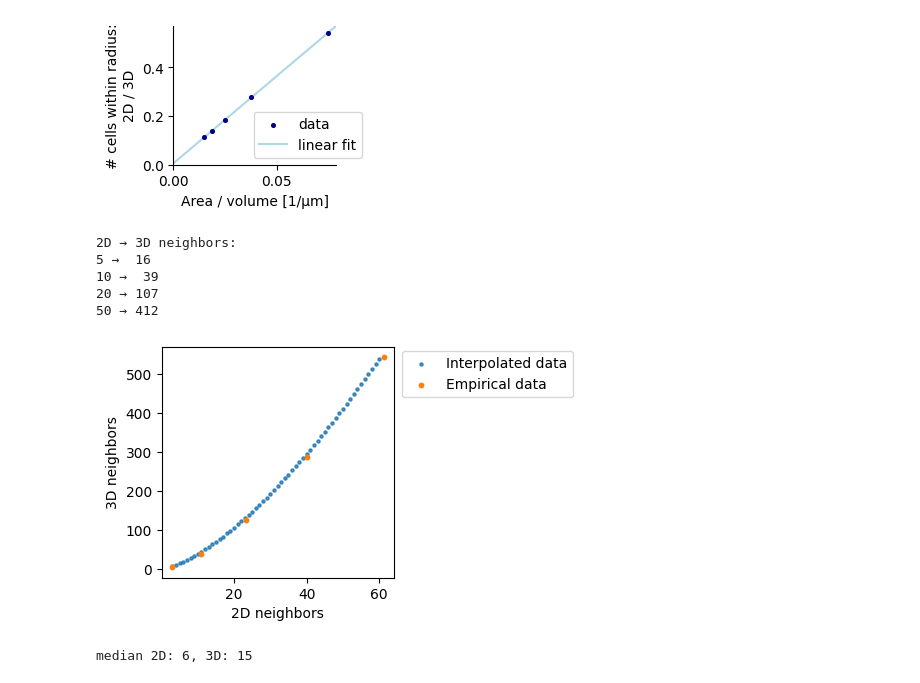
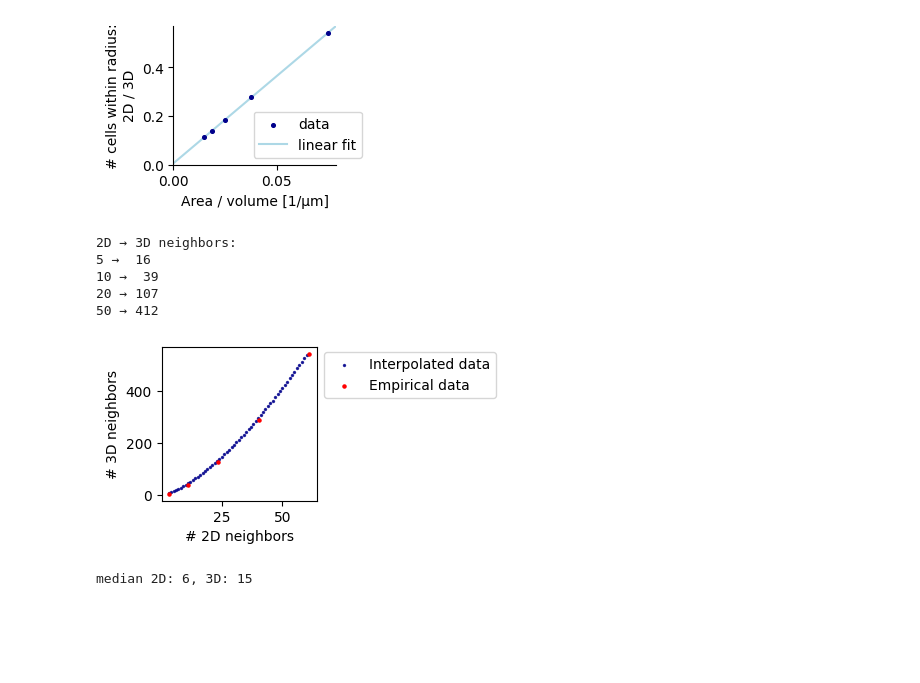
Before and after one commit to SchapiroLabor/nbh_analysis_3D, a Jupyter notebook: scripts/nbh_analysis/nbh_size.ipynb, the cells around one changed output. Drawn from its saved outputs; the diff is of its cells as text; code cells hidden in the pictures; blank space fills up the shorter version.

```diff
--- a/scripts/nbh_analysis/nbh_size.ipynb
+++ b/scripts/nbh_analysis/nbh_size.ipynb
@@ -203,43 +218,33 @@ y = 7.17 x + 0.01
 # %%
-# Create a table to relate knn values between 2D and 3D
-outfile = '../../data/nbh_size_knn.csv'
-
-# Interpolate
-# 2D and 3D values grow exponentially, but at different rates
-knns_2D = np.arange(3,61)
-knns_3D = np.exp(
-    np.interp(np.log( knns_2D ),
-    np.log( knns['mean_2'].astype(float) ),
-    np.log( knns['mean_3'].astype(float) ) ) )
-knns_interp = pd.DataFrame({'knn_2D': knns_2D, 'knn_3D': np.round(knns_3D).astype(int)})
-
-# Save to file
-knns_interp.to_csv(outfile, sep=",", index=False)
-
+## Plot interpolated data
 # Sample values
 sample_knns = [5,10,20,50]
 print('2D → 3D neighbors:')
 for knn in sample_knns:
     print(f"{knn} → {knns_interp.loc[knns_interp['knn_2D'] == knn, 'knn_3D'].values[0]:3d}")
 
 # Plot (sanity check)
-plt.subplots(figsize=(3,3))
+plt.subplots(figsize=(2,2))
 plt.scatter(knns_interp['knn_2D'], knns_interp['knn_3D'],
-            s=5, alpha=.8, label='Interpolated data')
+            s=2, alpha=.8, color='darkblue',
+            label='Interpolated data')
 plt.scatter((knns['mean_2']+1).values.astype(float),
             (knns['mean_3']+1).values.astype(float),
-            s=10, label='Empirical data')
-plt.legend(bbox_to_anchor=(1.8,1.01), loc='upper right')
-plt.xlabel('2D neighbors')
-plt.ylabel('3D neighbors')
+            s=5, color='red',
+            label='Empirical data')
+plt.legend(bbox_to_anchor=(2.2,1.01), loc='upper right')
+plt.xlabel('# 2D neighbors')
+plt.ylabel('# 3D neighbors')
+
+#plt.savefig('../../figures/presentation/nbh_size_knn_2D_3D_interpolated.svg', bbox_inches='tight')
 plt.show()
 # %% [output]
 2D → 3D neighbors:
 5 →  16
 10 →  39
 20 → 107
 50 → 412
-[figure, old version]
+[figure, new version]
 # %%
 ## Number of neighbors using Delaunay triangulation
 def get_knns_delaunay(adata):
```
Also changed, not shown: parts of 1 cell of this notebook.
